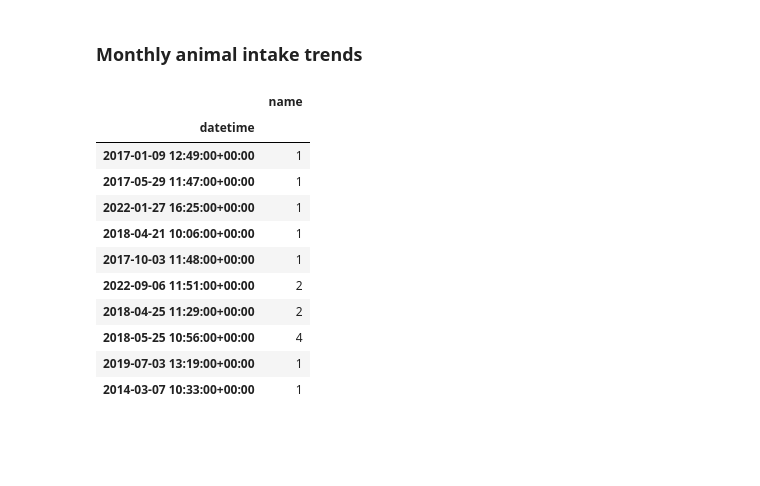
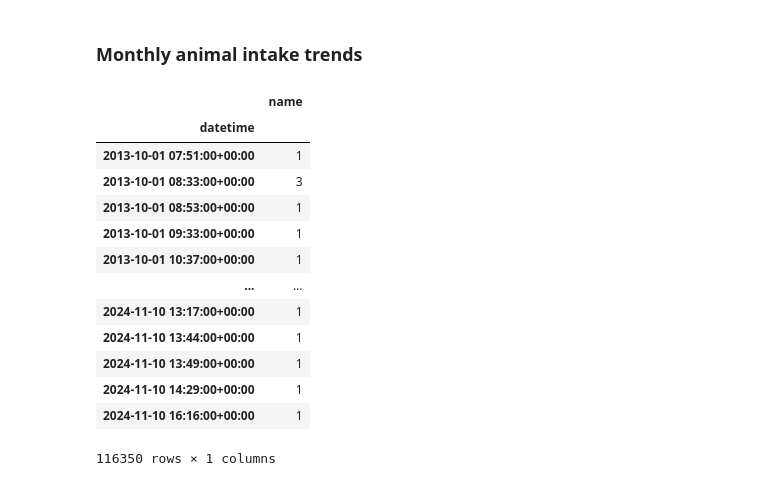
Before and after one commit to AnirudhSinghBhadauria/austin-animal-center, a Jupyter notebook: notebooks/analysis.ipynb, the cells around one changed output. Cells and saved outputs as stored; diff of their text form; code cells hidden in the pictures; blank space fills up the shorter version.

```diff
--- a/notebooks/analysis.ipynb
+++ b/notebooks/analysis.ipynb
@@ -6,23 +7,28 @@ import numpy as np
 # %%
-def download_file_from_s3(bucket_name, s3_file_path, local_file_path):
+def read_s3_to_dataframe(bucket_name: str, s3_file_path: str) -> pd.DataFrame:
     try:
         s3_client = boto3.client(
             's3',
-            aws_access_key_id = os.getenv('AWS_SECRET_ACCESS_KEY'),
-            aws_secret_access_key = os.getenv('AWS_ACCESS_KEY_ID'),
-            region_name = os.getenv('REGION')
+            region_name= os.getenv("REGION"),
+            aws_access_key_id = os.getenv("AWS_ACCESS_KEY_ID"),
+            aws_secret_access_key = os.getenv("AWS_SECRET_ACCESS_KEY"),
         )
 
-        s3_client.download_file(bucket_name, s3_file_path, local_file_path)
-        print(f"File downloaded successfully to {local_file_path}")
+        obj = s3_client.get_object(Bucket=bucket_name, Key=s3_file_path)
+        df = pd.read_csv(obj['Body'], header = 0)
 
-    except Exception as e:
-        print(f"Error downloading file: {str(e)}")
+        return df
 
-download_file_from_s3(
-    "animal-center",
-    "curated/austin-animal-center-curated.csv",
-    "../data/animal-center-anlaysis.csv"
+    except ClientError as error:
+        error_code = error.response.get('Error', {}).get('Code', 'Unknown')
+        error_message = error.response.get('Error', {}).get('Message', str(error))
+        print(f"AWS Error ({error_code}): {error_message}")
+        raise
+    except Exception as error:
+        print(f"Unexpected error: {str(error)}")
+        raise
+
+animal_df = read_s3_to_dataframe(
+    bucket_name="animal-center",
+    s3_file_path="curated/austin-animal-center-curated.csv"
 )
-
-animal_df = pd.read_csv("../data/animal-center-anlaysis.csv", header=0, skiprows=0)
@@ -99,17 +103,19 @@ plt.show()
 # %% [markdown]
 ### Monthly animal intake trends
 # %%
-animal_df.groupby("datetime")[['name']].count().sample(10)
+animal_df.groupby("datetime")[['name']].count()
 # %% [output]
 |  | name |
 | datetime |  |
-| 2017-01-09 12:49:00+00:00 | 1 |
-| 2017-05-29 11:47:00+00:00 | 1 |
-| 2022-01-27 16:25:00+00:00 | 1 |
-| 2018-04-21 10:06:00+00:00 | 1 |
-| 2017-10-03 11:48:00+00:00 | 1 |
-| 2022-09-06 11:51:00+00:00 | 2 |
-| 2018-04-25 11:29:00+00:00 | 2 |
-| 2018-05-25 10:56:00+00:00 | 4 |
-| 2019-07-03 13:19:00+00:00 | 1 |
-| 2014-03-07 10:33:00+00:00 | 1 |
+| 2013-10-01 07:51:00+00:00 | 1 |
+| 2013-10-01 08:33:00+00:00 | 3 |
+| 2013-10-01 08:53:00+00:00 | 1 |
+| 2013-10-01 09:33:00+00:00 | 1 |
+| 2013-10-01 10:37:00+00:00 | 1 |
+| ... | ... |
+| 2024-11-10 13:17:00+00:00 | 1 |
+| 2024-11-10 13:44:00+00:00 | 1 |
+| 2024-11-10 13:49:00+00:00 | 1 |
+| 2024-11-10 14:29:00+00:00 | 1 |
+| 2024-11-10 16:16:00+00:00 | 1 |
+116350 rows × 1 columns
```
Also changed, not shown: parts of 4 cells of this notebook, 2 other files.
